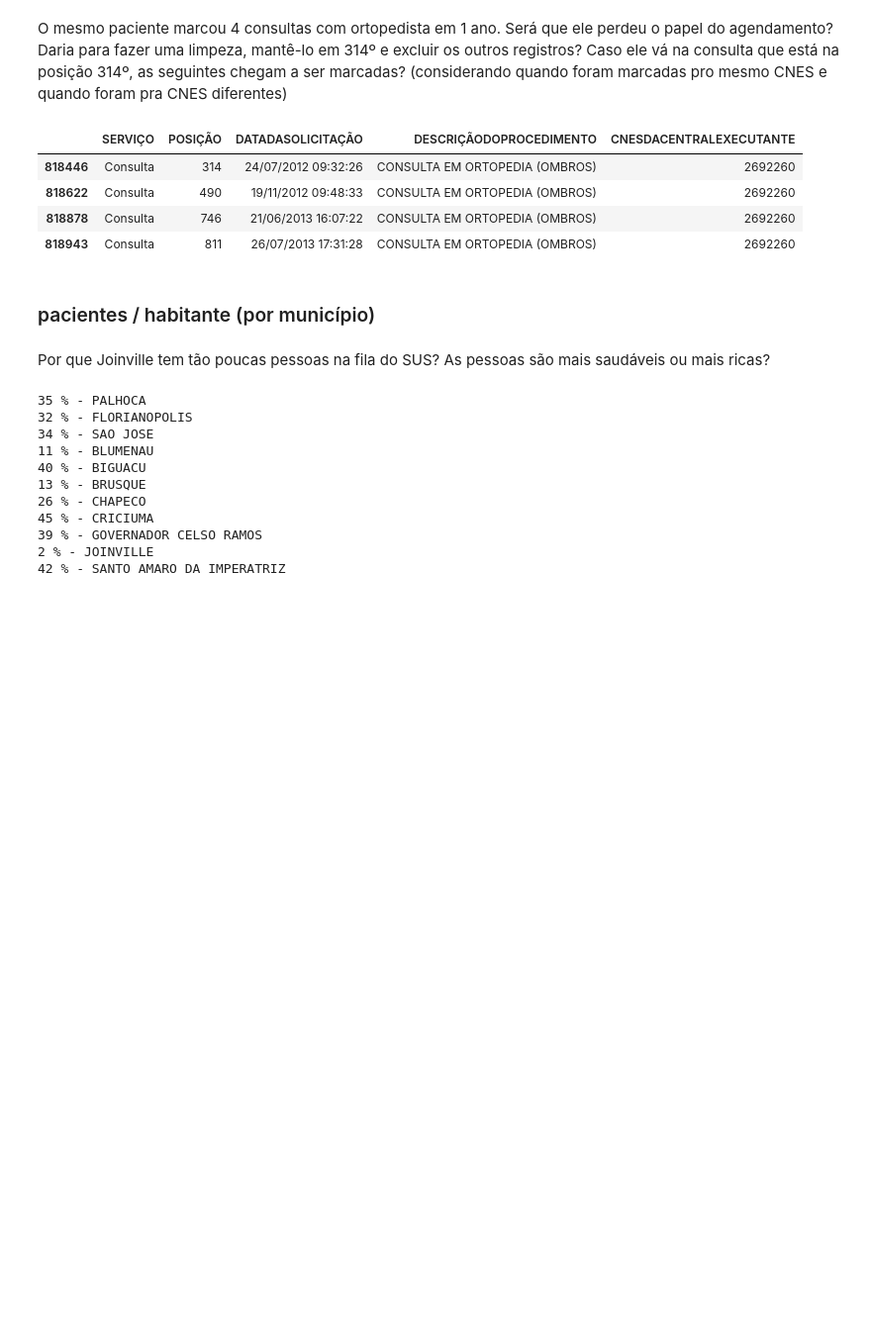
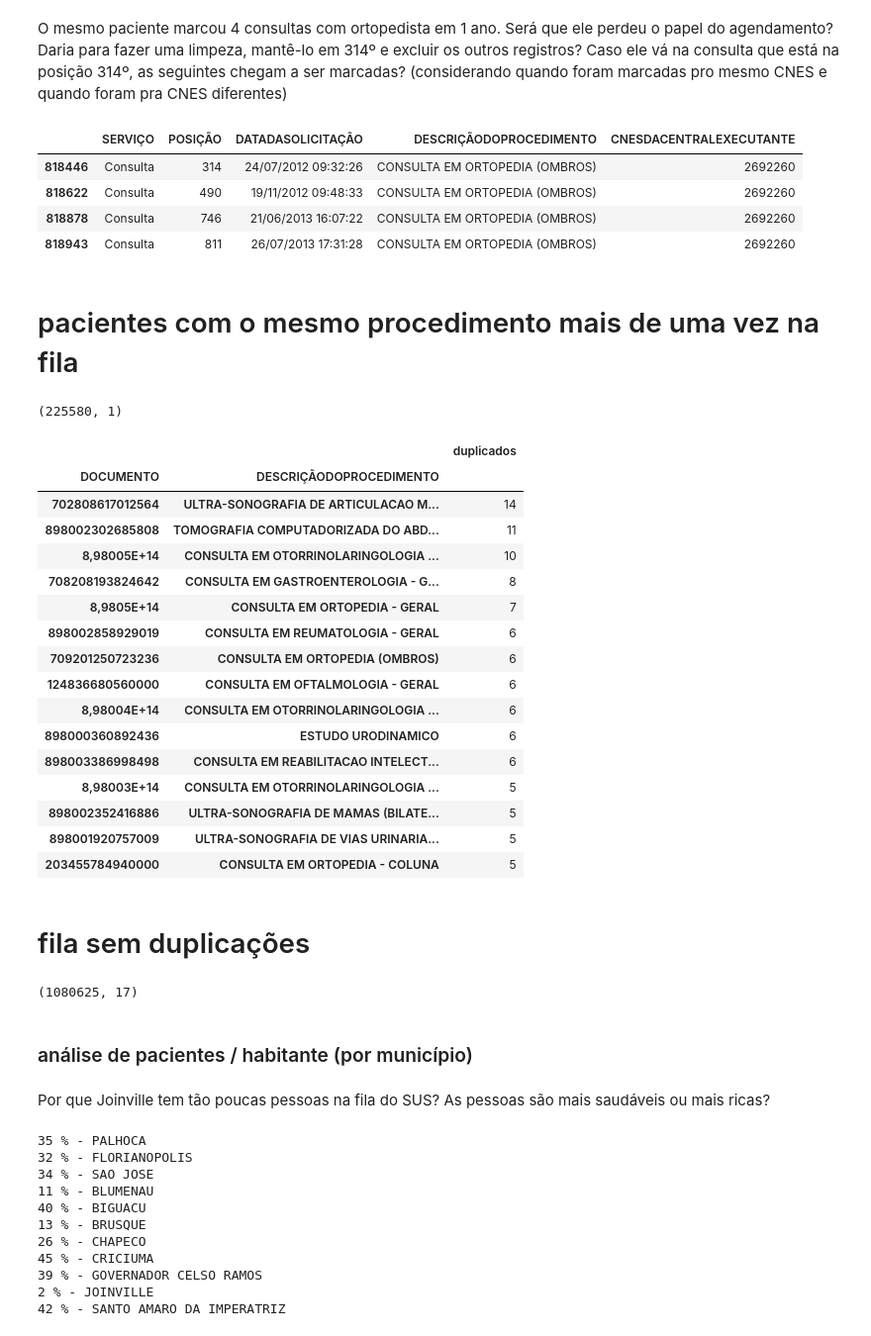
Before and after one commit to llautert/hacking-health-sc-2017, a Jupyter notebook: Análise exploratória da fila.ipynb, the cells around one changed output. Shown at 99% size. Saved outputs shown, nothing was run; the diff lists cells and outputs as text; code cells hidden in the pictures; blank space fills up the shorter version.

Commit message:
salva listas de pacientes duplicados e fila sem duplicação

```diff
--- a/Análise exploratória da fila.ipynb
+++ b/Análise exploratória da fila.ipynb
@@ -468,3 +467,41 @@ df.query('DOCUMENTO == 106406250770005')[['SERVIÇO', 'POSIÇÃO', 'DATADASOLICI
 | 818622 | Consulta | 490 | 19/11/2012 09:48:33 | CONSULTA EM ORTOPEDIA (OMBROS) | 2692260 |
 | 818878 | Consulta | 746 | 21/06/2013 16:07:22 | CONSULTA EM ORTOPEDIA (OMBROS) | 2692260 |
 | 818943 | Consulta | 811 | 26/07/2013 17:31:28 | CONSULTA EM ORTOPEDIA (OMBROS) | 2692260 |
+# %% [markdown]
+# pacientes com o mesmo procedimento mais de uma vez na fila
+# %%
+unique_rows = df.groupby(['DOCUMENTO', 'DESCRIÇÃODOPROCEDIMENTO'])
+duplicated = df.groupby(['DOCUMENTO', 'DESCRIÇÃODOPROCEDIMENTO']).count().query('SERVIÇO > 1')[['SERVIÇO']].rename(columns={'SERVIÇO': 'duplicados'})
+duplicated.to_csv('pacientes_duplicados.csv', index=False)
+duplicated.shape
+# %% [output]
+(225580, 1)
+# %%
+duplicated.sort_values(by='duplicados', ascending=False).head(15)
+# %% [output]
+|  |  | duplicados |
+| DOCUMENTO | DESCRIÇÃODOPROCEDIMENTO |  |
+| 702808617012564 | ULTRA-SONOGRAFIA DE ARTICULACAO M... | 14 |
+| 898002302685808 | TOMOGRAFIA COMPUTADORIZADA DO ABD... | 11 |
+| 8,98005E+14 | CONSULTA EM OTORRINOLARINGOLOGIA ... | 10 |
+| 708208193824642 | CONSULTA EM GASTROENTEROLOGIA - G... | 8 |
+| 8,9805E+14 | CONSULTA EM ORTOPEDIA - GERAL | 7 |
+| 898002858929019 | CONSULTA EM REUMATOLOGIA - GERAL | 6 |
+| 709201250723236 | CONSULTA EM ORTOPEDIA (OMBROS) | 6 |
+| 124836680560000 | CONSULTA EM OFTALMOLOGIA - GERAL | 6 |
+| 8,98004E+14 | CONSULTA EM OTORRINOLARINGOLOGIA ... | 6 |
+| 898000360892436 | ESTUDO URODINAMICO | 6 |
+| 898003386998498 | CONSULTA EM REABILITACAO INTELECT... | 6 |
+| 8,98003E+14 | CONSULTA EM OTORRINOLARINGOLOGIA ... | 5 |
+| 898002352416886 | ULTRA-SONOGRAFIA DE MAMAS (BILATE... | 5 |
+| 898001920757009 | ULTRA-SONOGRAFIA DE VIAS URINARIA... | 5 |
+| 203455784940000 | CONSULTA EM ORTOPEDIA - COLUNA | 5 |
+# %% [markdown]
+# fila sem duplicações
+# %%
+df_deduplified = df.sort_values(by='POSIÇÃO')
+df_deduplified.drop_duplicates(subset=['DOCUMENTO', 'DESCRIÇÃODOPROCEDIMENTO'], keep='first', inplace=True)
+df_deduplified.to_csv('fila_deduplicada.csv', index=False)
+df_deduplified.shape
+# %% [output]
+(1080625, 17)
@@ -471,5 +523,5 @@ df.query('DOCUMENTO == 106406250770005')[['SERVIÇO', 'POSIÇÃO', 'DATADASOLICI
 # %% [markdown]
-### pacientes / habitante (por município)
+### análise de pacientes / habitante (por município)
 # %%
 def perc_pacientes(municipio, populacao):
     pacientes = len(set(df.query('MUNICÍPIODERESIDÊNCIA == "'+municipio+'"')['DOCUMENTO']))
```
Also changed, not shown: parts of 25 cells of this notebook.
